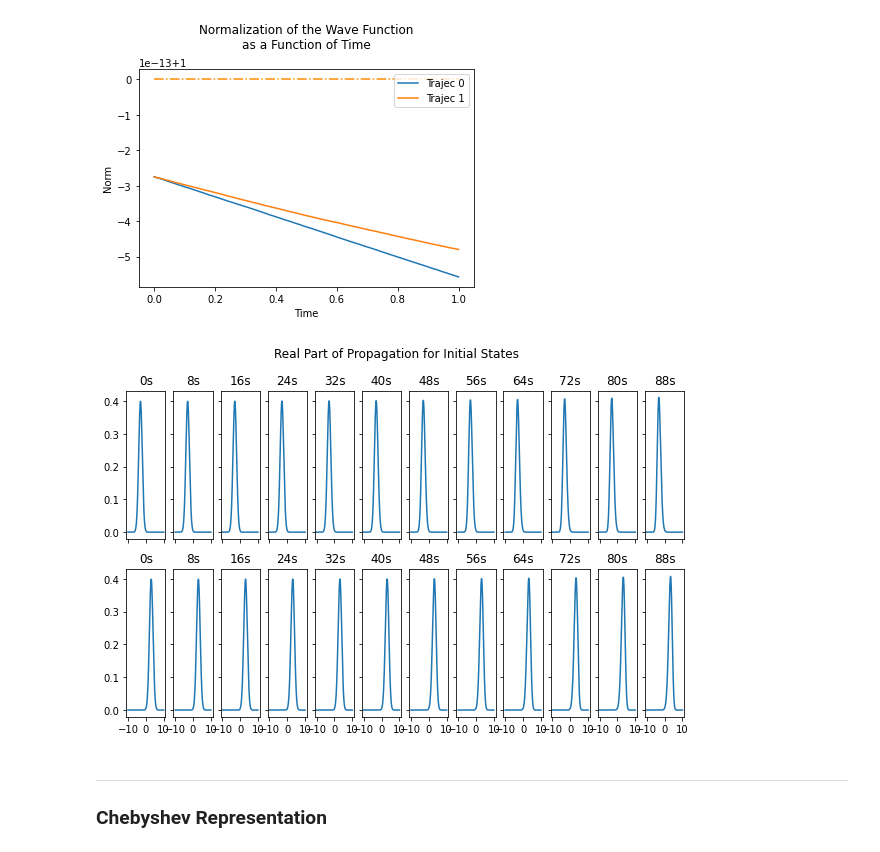
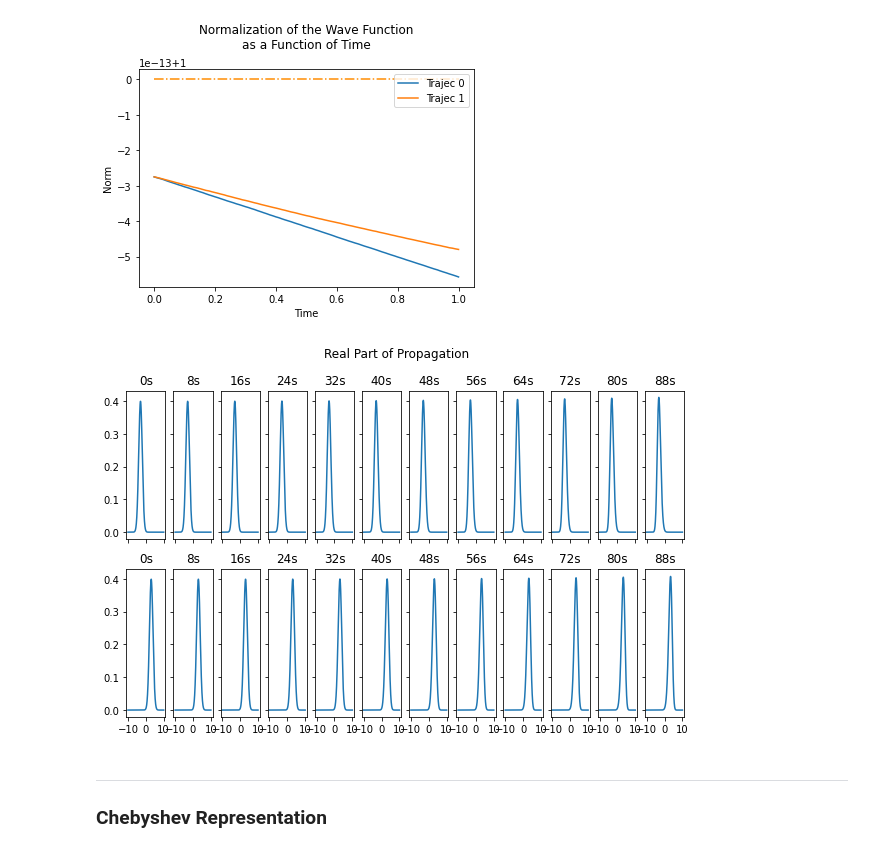
Before and after one commit to kbcollins/tdse, a Jupyter notebook: chebyshev/tdse-adj-cheb-main-2-kbc.ipynb, the cells around one changed output. Cells and saved outputs as stored; diff of their text form; code cells hidden in the pictures.

```diff
--- a/chebyshev/tdse-adj-cheb-main-2-kbc.ipynb
+++ b/chebyshev/tdse-adj-cheb-main-2-kbc.ipynb
@@ -261,15 +250,15 @@ numts = 100  # 200
 # compute propagator matrix
 propatrue = stttrue @ np.diag(np.exp(-1j * spctrue * dt)) @ stttrue.conj().T
 
-amattrue = []
+amattruevec = []
 # propagate system starting from initial "a" state
 for thisa0 in a0vec:
     tempamat = [thisa0.copy()]
     for i in range(numts):
         tempamat.append(propatrue @ tempamat[-1])
-    amattrue.append(tempamat)
+    amattruevec.append(tempamat)
 
-amattrue = np.array(amattrue)
+amattruevec = np.array(amattruevec)
 
 print('Done propagating')
 # %% [output]
@@ -278,7 +267,7 @@ Done propagating
 # check system's state is normalized to 1 for each
 # time step
 
-psimatvec = amattrue @ fourtox
+psimatvec = amattruevec @ fourtox
 print('Shape psimatvec:', psimatvec.shape)
 print('psimatvec.shape[2]:', psimatvec.shape[2])
 
@@ -310,24 +299,24 @@ Average Norm of Trajectory 1 (should be close to 1):
 # %%
 # look at propagation results for anything that may cause
 # issues as learning data
 
 numsnapshots = 12
 
 fig, axs = plt.subplots(nrows=len(a0vec), ncols=numsnapshots, sharex='all', sharey='all', figsize=(10, 6))
 
 plottstep = numts // numsnapshots
 
 for i in range(2):
     for j in range(numsnapshots):
-        axs[i, j].plot(xvec, np.abs((amattrue[i] @ fourtox)[plottstep * j]) ** 2)
+        axs[i, j].plot(xvec, np.abs(psimatvec[i, plottstep * j]) ** 2)
         axs[i, j].set_title(f'{plottstep * j}s')
 
 
-fig.suptitle('Real Part of Propagation for Initial States')
+fig.suptitle('Real Part of Propagation')
 
 plt.show()
 # %% [output]
-[figure, old version]
+[figure, new version]
 # %% [markdown]
 ---
 <h3>Chebyshev Representation</h3>
```
Also changed, not shown: parts of 33 cells of this notebook.
